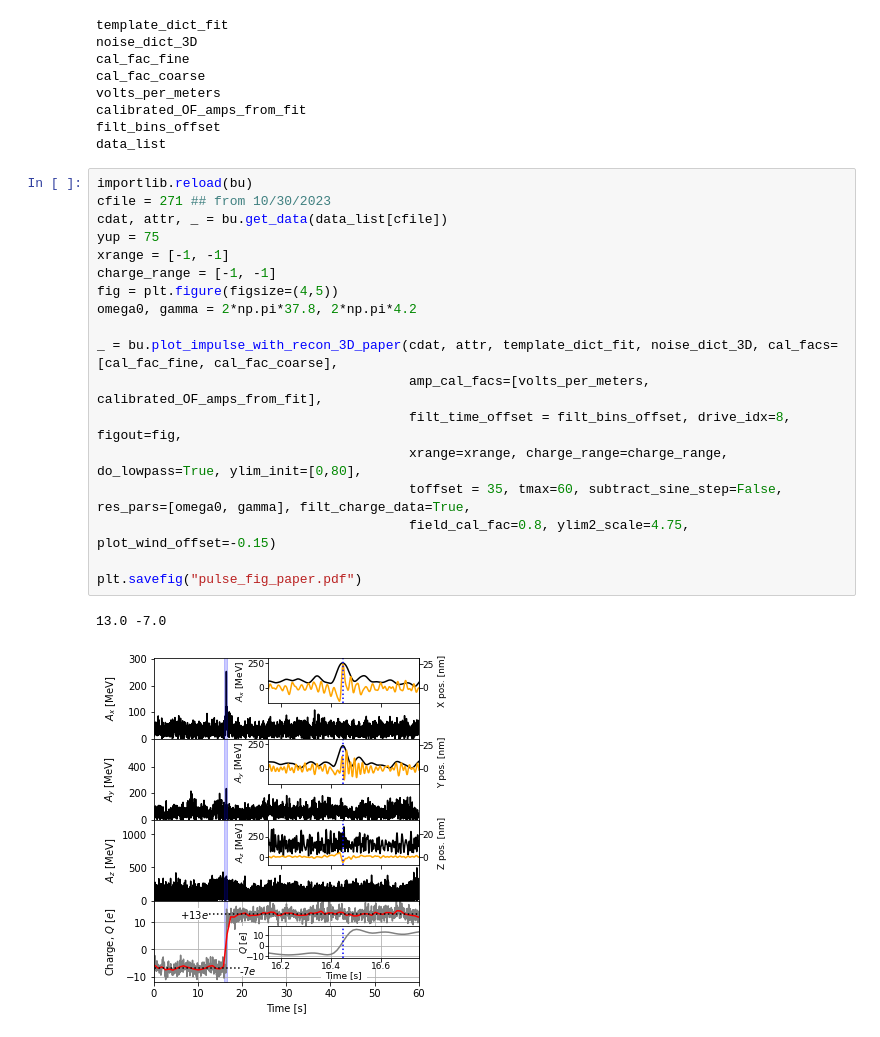
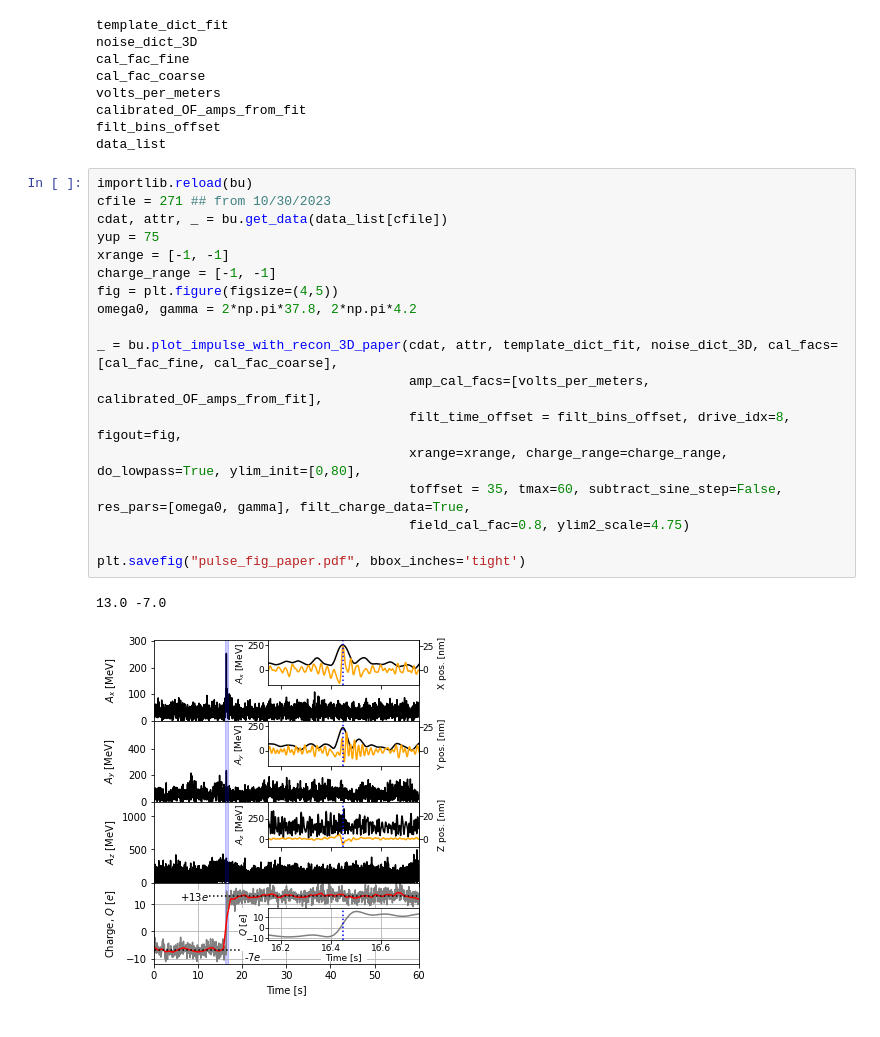
Before and after one commit to Moore-Lab/decay_analysis, a Jupyter notebook: paper_figures.ipynb, the cells around one changed output. Saved outputs shown, nothing was run; the diff lists cells and outputs as text.

Commit message:
small updates to plots

```diff
--- a/paper_figures.ipynb
+++ b/paper_figures.ipynb
@@ -195,21 +195,21 @@ data_list
 # %%
 importlib.reload(bu)
 cfile = 271 ## from 10/30/2023
 cdat, attr, _ = bu.get_data(data_list[cfile])
 yup = 75
 xrange = [-1, -1]
 charge_range = [-1, -1]
 fig = plt.figure(figsize=(4,5))
 omega0, gamma = 2*np.pi*37.8, 2*np.pi*4.2
 
 _ = bu.plot_impulse_with_recon_3D_paper(cdat, attr, template_dict_fit, noise_dict_3D, cal_facs=[cal_fac_fine, cal_fac_coarse],
                                         amp_cal_facs=[volts_per_meters, calibrated_OF_amps_from_fit],
                                         filt_time_offset = filt_bins_offset, drive_idx=8, figout=fig,
                                         xrange=xrange, charge_range=charge_range, do_lowpass=True, ylim_init=[0,80],
                                         toffset = 35, tmax=60, subtract_sine_step=False, res_pars=[omega0, gamma], filt_charge_data=True,
-                                        field_cal_fac=0.8, ylim2_scale=4.75, plot_wind_offset=-0.15)
+                                        field_cal_fac=0.8, ylim2_scale=4.75)
 
-plt.savefig("pulse_fig_paper.pdf")
+plt.savefig("pulse_fig_paper.pdf", bbox_inches='tight')
 # %% [output]
 13.0 -7.0
-[figure, old version]
+[figure, new version]
```
Also changed, not shown: 2 other files.
